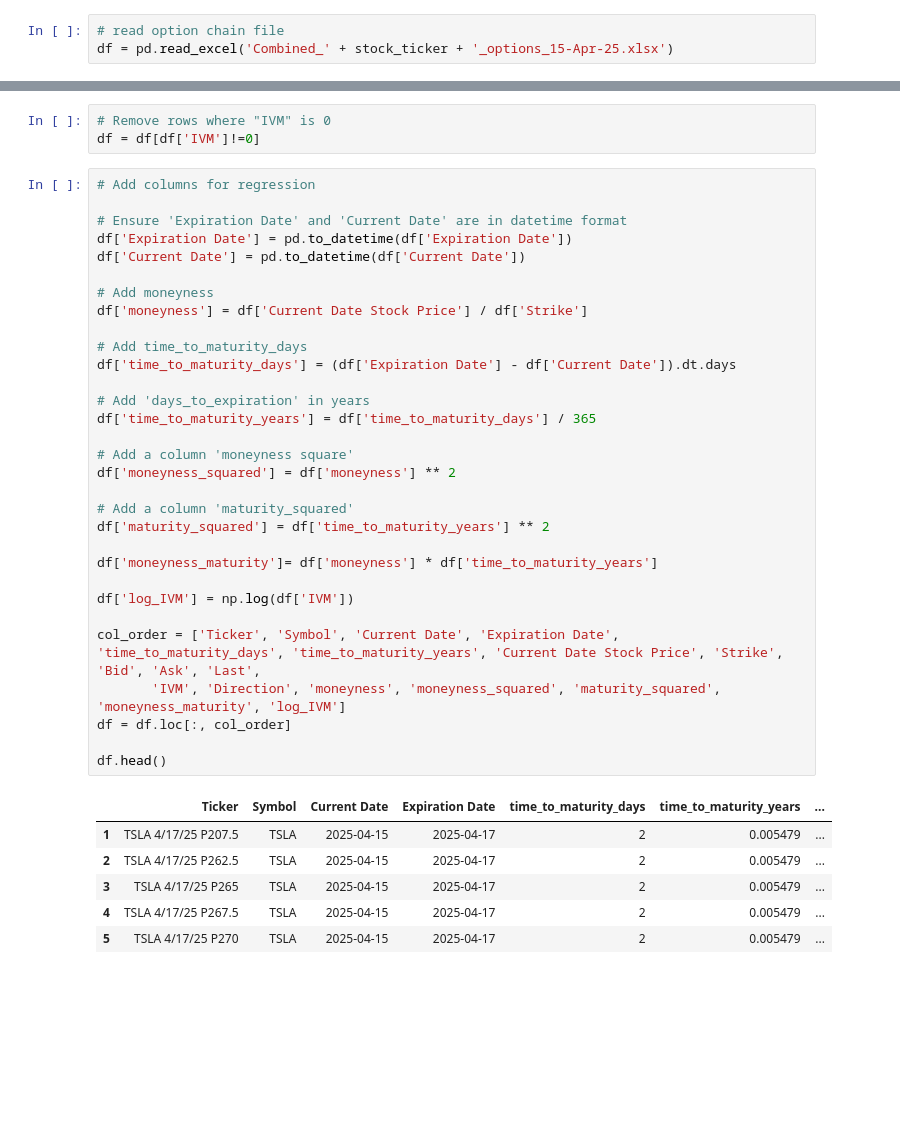
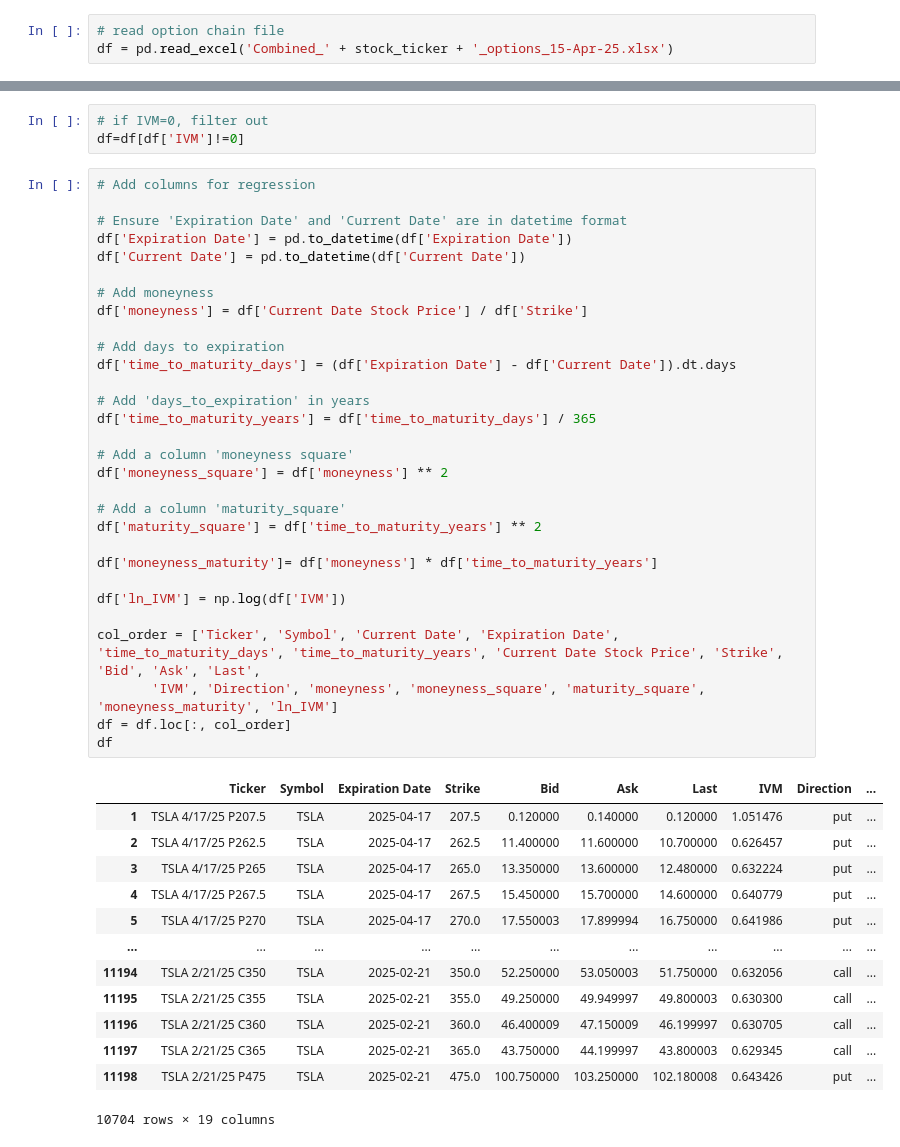
Before and after one commit to tmwong5694/Options, a Jupyter notebook: IV regression_17042025_log_IVM_v1.ipynb, the cells around one changed output, grey strips where cells are left out. Drawn from its saved outputs; the diff is of its cells as text; blank space fills up the shorter version.

```diff
--- a/IV regression_17042025_log_IVM_v1.ipynb
+++ b/IV regression_17042025_log_IVM_v1.ipynb
@@ -137,41 +42,47 @@ date_count
 # %%
-# Remove rows where "IVM" is 0
-df = df[df['IVM']!=0]
+# if IVM=0, filter out
+df=df[df['IVM']!=0]
 # %%
 # Add columns for regression
 
 # Ensure 'Expiration Date' and 'Current Date' are in datetime format
 df['Expiration Date'] = pd.to_datetime(df['Expiration Date'])
 df['Current Date'] = pd.to_datetime(df['Current Date'])
 
 # Add moneyness
 df['moneyness'] = df['Current Date Stock Price'] / df['Strike']
 
-# Add time_to_maturity_days
+# Add days to expiration
 df['time_to_maturity_days'] = (df['Expiration Date'] - df['Current Date']).dt.days
 
 # Add 'days_to_expiration' in years
 df['time_to_maturity_years'] = df['time_to_maturity_days'] / 365
 
 # Add a column 'moneyness square'
-df['moneyness_squared'] = df['moneyness'] ** 2
+df['moneyness_square'] = df['moneyness'] ** 2
 
-# Add a column 'maturity_squared'
-df['maturity_squared'] = df['time_to_maturity_years'] ** 2
+# Add a column 'maturity_square'
+df['maturity_square'] = df['time_to_maturity_years'] ** 2
 
 df['moneyness_maturity']= df['moneyness'] * df['time_to_maturity_years']
 
-df['log_IVM'] = np.log(df['IVM'])
+df['ln_IVM'] = np.log(df['IVM'])
 
 col_order = ['Ticker', 'Symbol', 'Current Date', 'Expiration Date', 'time_to_maturity_days', 'time_to_maturity_years', 'Current Date Stock Price', 'Strike', 'Bid', 'Ask', 'Last',
-       'IVM', 'Direction', 'moneyness', 'moneyness_squared', 'maturity_squared', 'moneyness_maturity', 'log_IVM']
+       'IVM', 'Direction', 'moneyness', 'moneyness_square', 'maturity_square', 'moneyness_maturity', 'ln_IVM']
 df = df.loc[:, col_order]
-
-df.head()
+df
 # %% [output]
-|  | Ticker | Symbol | Current Date | Expiration Date | time_to_maturity_days | time_to_maturity_years | ... |
-| 1 | TSLA 4/17/25 P207.5 | TSLA | 2025-04-15 | 2025-04-17 | 2 | 0.005479 | ... |
-| 2 | TSLA 4/17/25 P262.5 | TSLA | 2025-04-15 | 2025-04-17 | 2 | 0.005479 | ... |
-| 3 | TSLA 4/17/25 P265 | TSLA | 2025-04-15 | 2025-04-17 | 2 | 0.005479 | ... |
-| 4 | TSLA 4/17/25 P267.5 | TSLA | 2025-04-15 | 2025-04-17 | 2 | 0.005479 | ... |
-| 5 | TSLA 4/17/25 P270 | TSLA | 2025-04-15 | 2025-04-17 | 2 | 0.005479 | ... |
+|  | Ticker | Symbol | Expiration Date | Strike | Bid | Ask | Last | IVM | Direction | ... |
+| 1 | TSLA 4/17/25 P207.5 | TSLA | 2025-04-17 | 207.5 | 0.120000 | 0.140000 | 0.120000 | 1.051476 | put | ... |
+| 2 | TSLA 4/17/25 P262.5 | TSLA | 2025-04-17 | 262.5 | 11.400000 | 11.600000 | 10.700000 | 0.626457 | put | ... |
+| 3 | TSLA 4/17/25 P265 | TSLA | 2025-04-17 | 265.0 | 13.350000 | 13.600000 | 12.480000 | 0.632224 | put | ... |
+| 4 | TSLA 4/17/25 P267.5 | TSLA | 2025-04-17 | 267.5 | 15.450000 | 15.700000 | 14.600000 | 0.640779 | put | ... |
+| 5 | TSLA 4/17/25 P270 | TSLA | 2025-04-17 | 270.0 | 17.550003 | 17.899994 | 16.750000 | 0.641986 | put | ... |
+| ... | ... | ... | ... | ... | ... | ... | ... | ... | ... | ... |
+| 11194 | TSLA 2/21/25 C350 | TSLA | 2025-02-21 | 350.0 | 52.250000 | 53.050003 | 51.750000 | 0.632056 | call | ... |
+| 11195 | TSLA 2/21/25 C355 | TSLA | 2025-02-21 | 355.0 | 49.250000 | 49.949997 | 49.800003 | 0.630300 | call | ... |
+| 11196 | TSLA 2/21/25 C360 | TSLA | 2025-02-21 | 360.0 | 46.400009 | 47.150009 | 46.199997 | 0.630705 | call | ... |
+| 11197 | TSLA 2/21/25 C365 | TSLA | 2025-02-21 | 365.0 | 43.750000 | 44.199997 | 43.800003 | 0.629345 | call | ... |
+| 11198 | TSLA 2/21/25 P475 | TSLA | 2025-02-21 | 475.0 | 100.750000 | 103.250000 | 102.180008 | 0.643426 | put | ... |
+10704 rows × 19 columns
```
Also changed, not shown: parts of 29 cells of this notebook.
